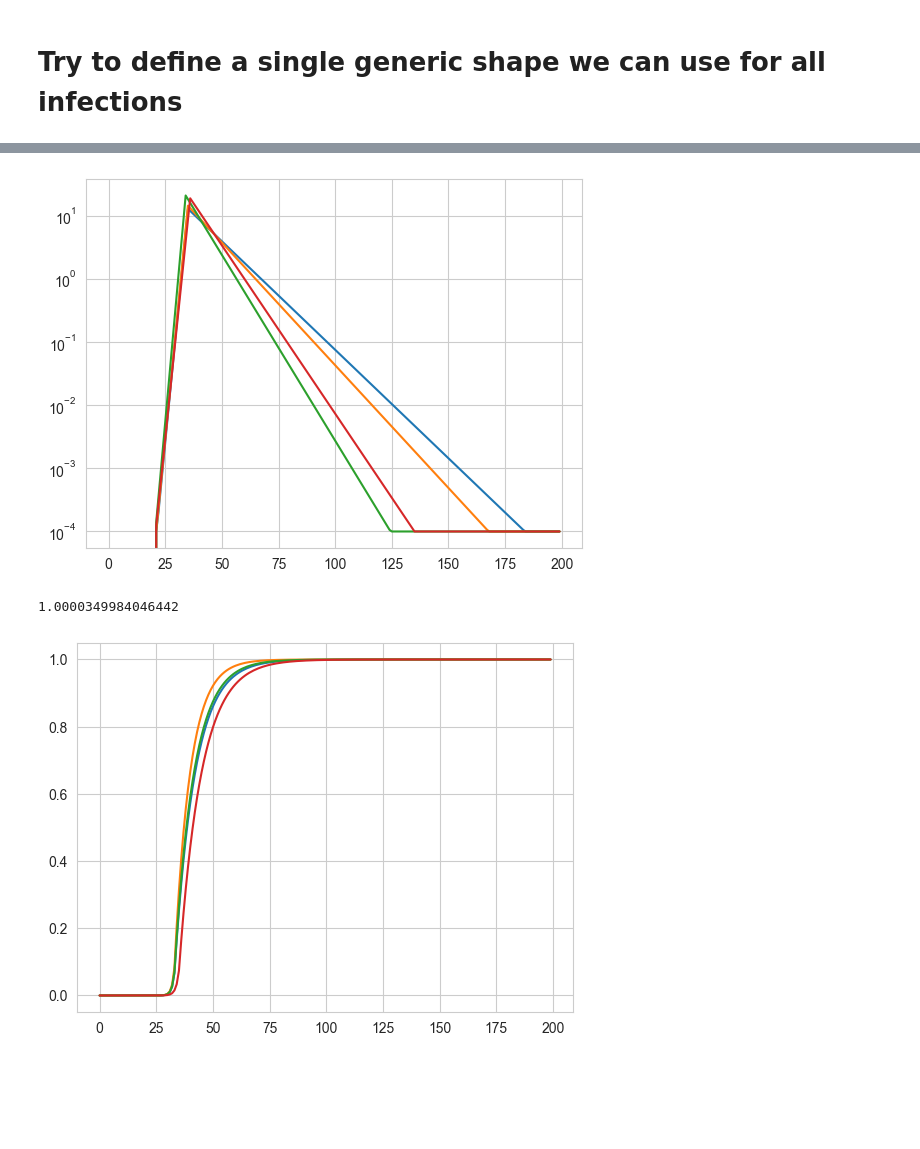
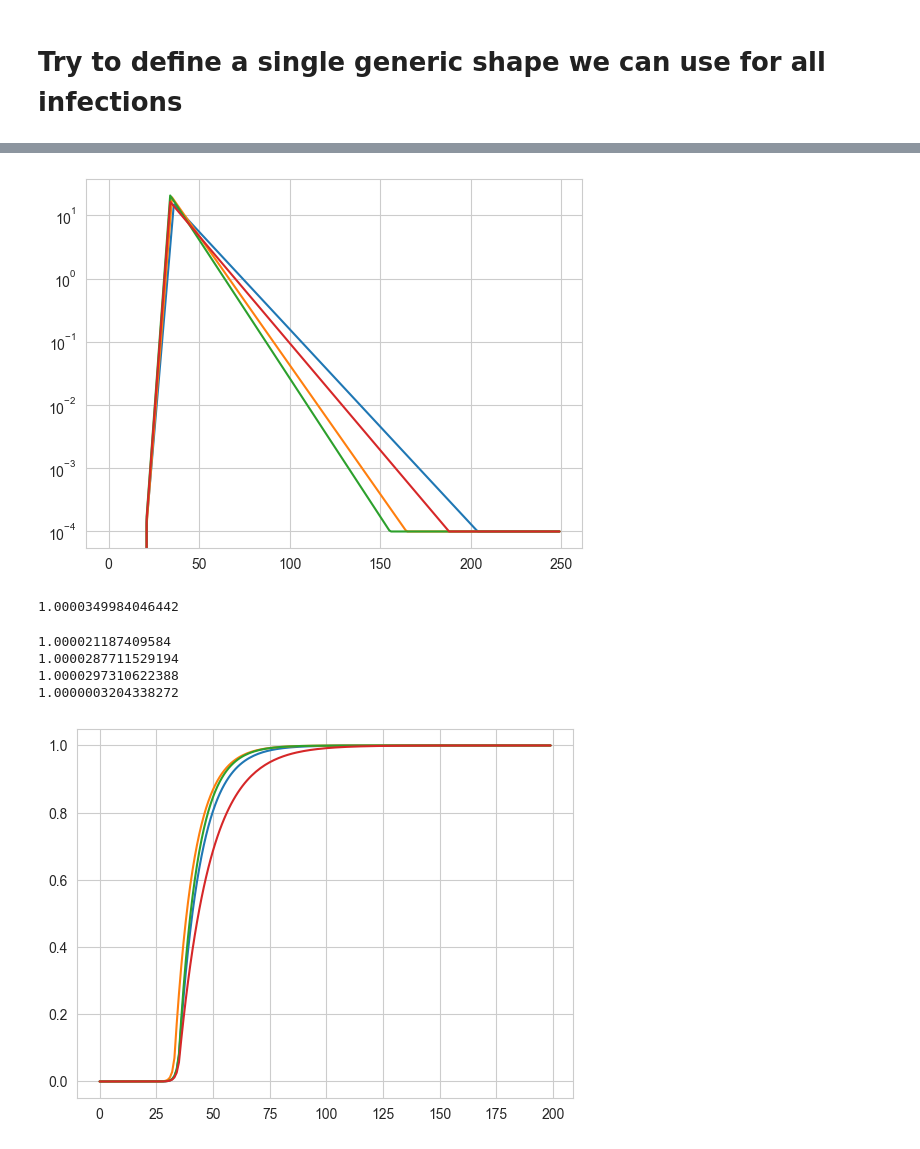
Before and after one commit to jgsuresh/senegal-network-sim, a Jupyter notebook: network_sim/experiments/240701-01/gametocyte_fluctuations_in_emod.ipynb, the cells around one changed output, grey strips where cells are left out. Drawn from its saved outputs; the diff is of its cells as text; code cells hidden in the pictures; blank space fills up the shorter version.

```diff
--- a/network_sim/experiments/240701-01/gametocyte_fluctuations_in_emod.ipynb
+++ b/network_sim/experiments/240701-01/gametocyte_fluctuations_in_emod.ipynb
@@ -951,7 +951,8 @@ def fake_shape_1(duration, y_floor=1e-4):
     h_start = 1e-4
 
     t_first_max = np.random.randint(34,37)
-    h_first_max = 15 # times the mean
+    # h_first_max = 15 # times the mean
+    h_first_max = np.random.uniform(10, 20)
 
     # y = np.exp(mx+b)
     m_rise = (np.log(h_first_max) - np.log(h_start)) / (t_first_max - t_start)
@@ -993,11 +994,11 @@ plt.plot(fake_shape_1(200))
 # %%
-plt.plot(fake_shape_1(200))
-plt.plot(fake_shape_1(200))
-plt.plot(fake_shape_1(200))
-plt.plot(fake_shape_1(200))
+plt.plot(fake_shape_1(250))
+plt.plot(fake_shape_1(250))
+plt.plot(fake_shape_1(250))
+plt.plot(fake_shape_1(250))
 plt.yscale("log")
 # %% [output]
-[figure, old version]
+[figure, new version]
 # %%
 a = fake_shape_1(200)
 np.mean(a[a>0])
@@ -1007,6 +1008,11 @@ np.mean(a[a>0])
 for i in range(4):
     a = fake_shape_1(200)
     plt.plot(np.cumsum(a)/np.sum(a))
+    print(np.mean(a[a>0]))
 # plt.yscale("log")
 # %% [output]
+1.000021187409584
+1.0000287711529194
+1.0000297310622388
+1.0000003204338272
-[figure, old version]
+[figure, new version]
```
Also changed, not shown: parts of 21 cells of this notebook, 8 other files.
